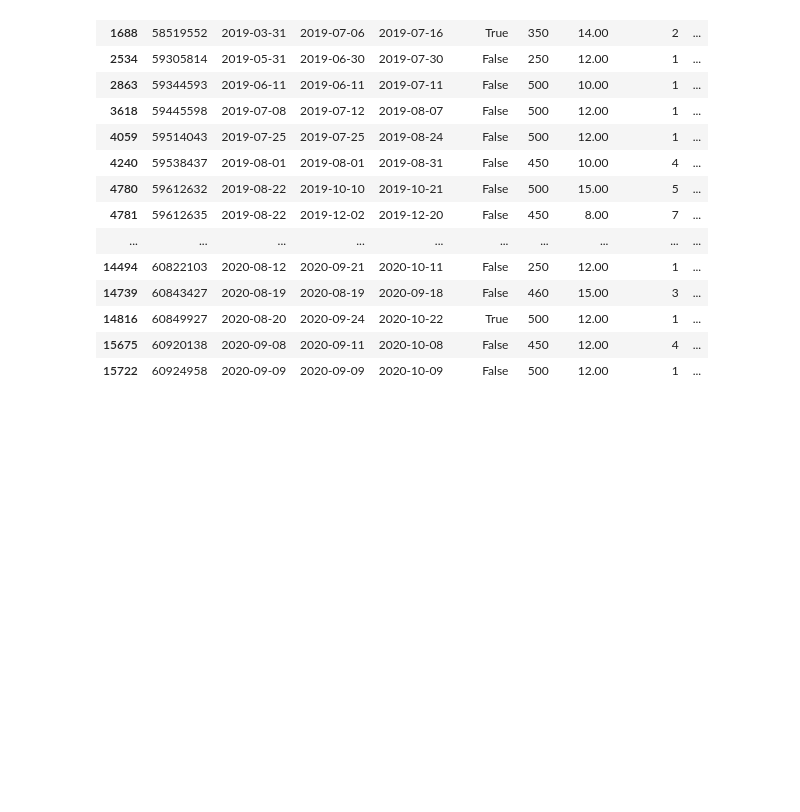
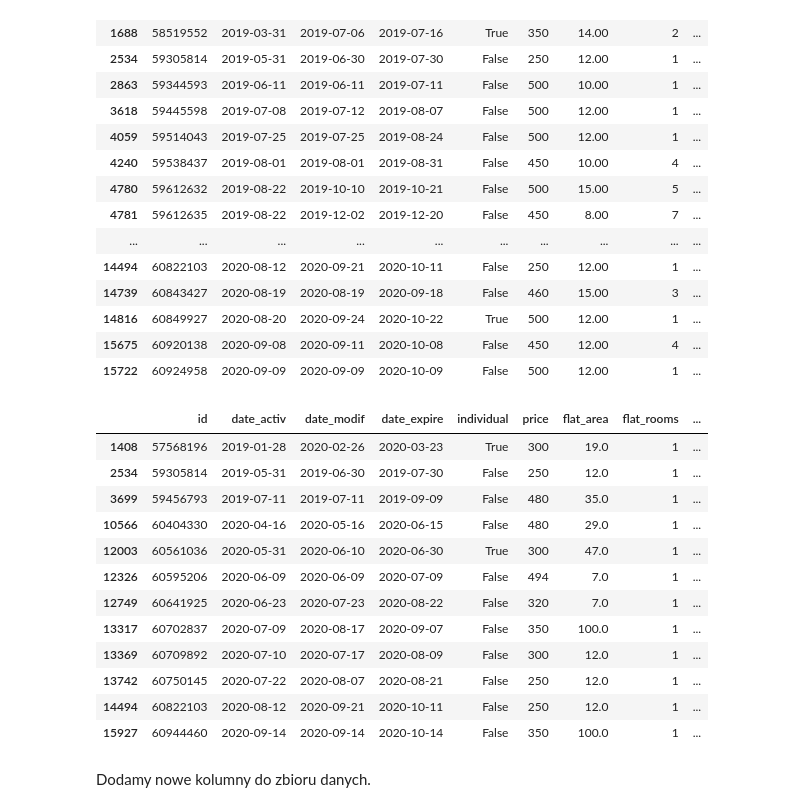
Before and after one commit to DepartmentOfStatisticsPUE/air-2022, a Jupyter notebook: notebooks/1_przetwarzanie.ipynb, the cells around one changed output. Cells and saved outputs as stored; diff of their text form; code cells hidden in the pictures; blank space fills up the shorter version.

```diff
--- a/notebooks/1_przetwarzanie.ipynb
+++ b/notebooks/1_przetwarzanie.ipynb
@@ -130,3 +127,21 @@ rent[(rent.price <= 500) & (rent.flat_area <= 20)]
 | 14816 | 60849927 | 2020-08-20 | 2020-09-24 | 2020-10-22 | True | 500 | 12.00 | 1 | ... |
 | 15675 | 60920138 | 2020-09-08 | 2020-09-11 | 2020-10-08 | False | 450 | 12.00 | 4 | ... |
 | 15722 | 60924958 | 2020-09-09 | 2020-09-09 | 2020-10-09 | False | 500 | 12.00 | 1 | ... |
+# %%
+rent.query("price < 500 & flat_rooms == 1")
+# %% [output]
+|  | id | date_activ | date_modif | date_expire | individual | price | flat_area | flat_rooms | ... |
+| 1408 | 57568196 | 2019-01-28 | 2020-02-26 | 2020-03-23 | True | 300 | 19.0 | 1 | ... |
+| 2534 | 59305814 | 2019-05-31 | 2019-06-30 | 2019-07-30 | False | 250 | 12.0 | 1 | ... |
+| 3699 | 59456793 | 2019-07-11 | 2019-07-11 | 2019-09-09 | False | 480 | 35.0 | 1 | ... |
+| 10566 | 60404330 | 2020-04-16 | 2020-05-16 | 2020-06-15 | False | 480 | 29.0 | 1 | ... |
+| 12003 | 60561036 | 2020-05-31 | 2020-06-10 | 2020-06-30 | True | 300 | 47.0 | 1 | ... |
+| 12326 | 60595206 | 2020-06-09 | 2020-06-09 | 2020-07-09 | False | 494 | 7.0 | 1 | ... |
+| 12749 | 60641925 | 2020-06-23 | 2020-07-23 | 2020-08-22 | False | 320 | 7.0 | 1 | ... |
+| 13317 | 60702837 | 2020-07-09 | 2020-08-17 | 2020-09-07 | False | 350 | 100.0 | 1 | ... |
+| 13369 | 60709892 | 2020-07-10 | 2020-07-17 | 2020-08-09 | False | 300 | 12.0 | 1 | ... |
+| 13742 | 60750145 | 2020-07-22 | 2020-08-07 | 2020-08-21 | False | 250 | 12.0 | 1 | ... |
+| 14494 | 60822103 | 2020-08-12 | 2020-09-21 | 2020-10-11 | False | 250 | 12.0 | 1 | ... |
+| 15927 | 60944460 | 2020-09-14 | 2020-09-14 | 2020-10-14 | False | 350 | 100.0 | 1 | ... |
+# %% [markdown]
+Dodamy nowe kolumny do zbioru danych.
```
Also changed, not shown: parts of 21 cells of this notebook.
